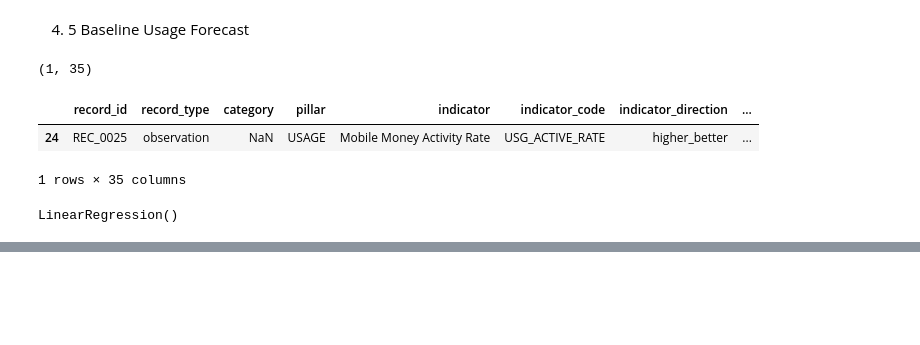
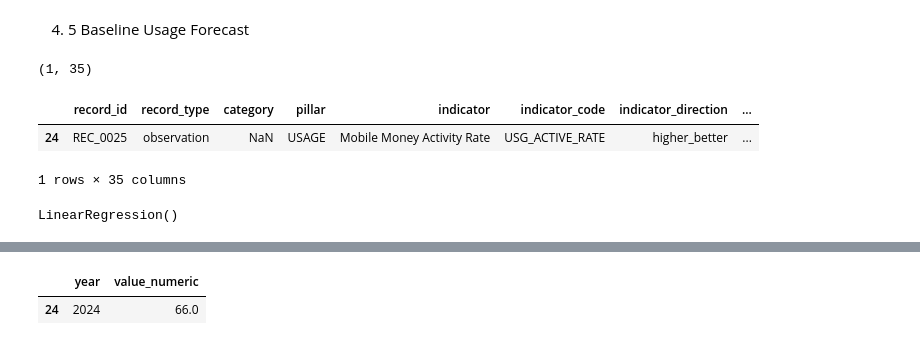
Before and after one commit to Lalisecf/ethiopia-fi-forecast-week11, a Jupyter notebook: notebooks/task4_forecasting.ipynb, the cells around one changed output, grey strips where cells are left out. Drawn from its saved outputs; the diff is of its cells as text; code cells hidden in the pictures; blank space fills up the shorter version.

```diff
--- a/notebooks/task4_forecasting.ipynb
+++ b/notebooks/task4_forecasting.ipynb
@@ -155,0 +211,5 @@ future_usage["forecast"] = model_usage.predict(future_usage)
+# %%
+usage[["year", "value_numeric"]]
+# %% [output]
+|  | year | value_numeric |
+| 24 | 2024 | 66.0 |
```
Also changed, not shown: parts of 7 cells of this notebook.
